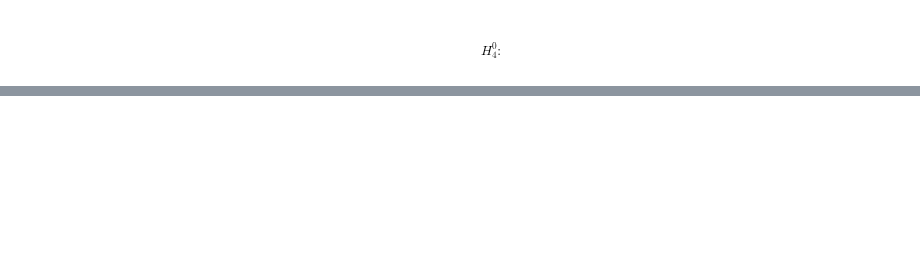
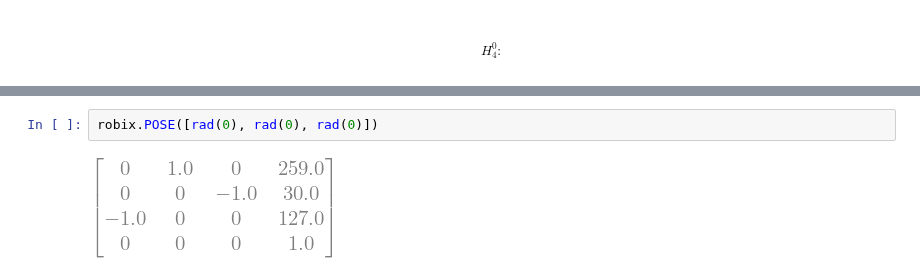
Before and after one commit to ErickNMA/LRI, a Jupyter notebook: robix/MCD/MCD.ipynb, the cells around one changed output, grey strips where cells are left out. Drawn from its saved outputs; the diff is of its cells as text; blank space fills up the shorter version.

```diff
--- a/robix/MCD/MCD.ipynb
+++ b/robix/MCD/MCD.ipynb
@@ -51,0 +58,4 @@ robix.POSE([-rad(31.26), rad(1.64), -rad(53.61)])
+# %%
+robix.POSE([rad(0), rad(0), rad(0)])
+# %% [output]
+[figure, added]
```
Also changed, not shown: parts of 14 cells of this notebook, 2 other files.
